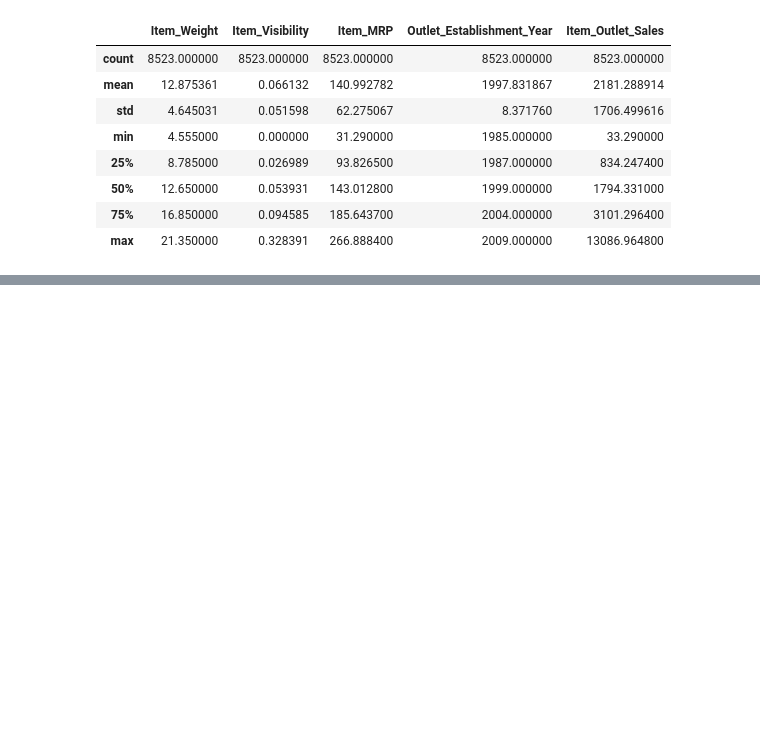
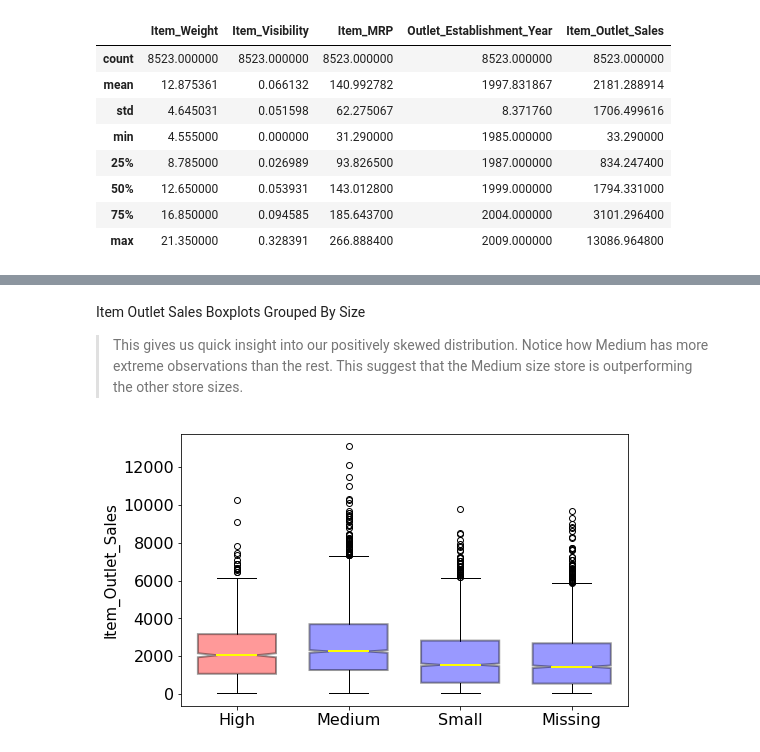
Before and after one commit to bradshawjoshua/sales-prediction, a Jupyter notebook: 18_Part_2_sales_predictions.ipynb, the cells around one changed output, grey strips where cells are left out. Drawn from its saved outputs; the diff is of its cells as text; code cells hidden in the pictures; blank space fills up the shorter version.

```diff
--- a/18_Part_2_sales_predictions.ipynb
+++ b/18_Part_2_sales_predictions.ipynb
@@ -281,0 +252,30 @@ Name: Outlet_Type, dtype: int64
+# %% [markdown]
+Item Outlet Sales Boxplots Grouped By Size
+
+>This gives us quick insight into our positively skewed distribution. Notice how Medium has more extreme observations than the rest. This suggest that the Medium size store is outperforming the other store sizes.
+# %%
+High = df.loc[df["Outlet_Size"]=="High", "Item_Outlet_Sales"]
+Medium = df.loc[df["Outlet_Size"]=="Medium", "Item_Outlet_Sales"]
+Small = df.loc[df["Outlet_Size"]=="Small", "Item_Outlet_Sales"]
+Missing = df.loc[df["Outlet_Size"]=="Missing", "Item_Outlet_Sales"]
+fig, axes = plt.subplots(nrows = 1, ncols = 1, figsize = (8,5))
+boxplots = axes.boxplot([High, Medium, Small, Missing],
+           notch = True,
+           labels=['High', 'Medium', 'Small', 'Missing'],
+           widths = .7,
+           patch_artist=True,
+           medianprops = dict(linestyle='-', linewidth=2, color='Yellow'),
+           boxprops = dict(linestyle='--', linewidth=2, color='Black', facecolor = 'blue', alpha = .4)
+          );
+
+boxplot1 = boxplots['boxes'][0]
+boxplot1.set_facecolor('red')
+plt.ylabel('Item_Outlet_Sales', fontsize = 15);
+plt.xticks(fontsize = 16);
+plt.yticks(fontsize = 16);
+
+def fxn():
+    warnings.warn("deprecated", DeprecationWarning)
+    warnings.filterwarnings("ignore")
+# %% [output]
+[figure, added]
```
Also changed, not shown: parts of 12 cells of this notebook.
